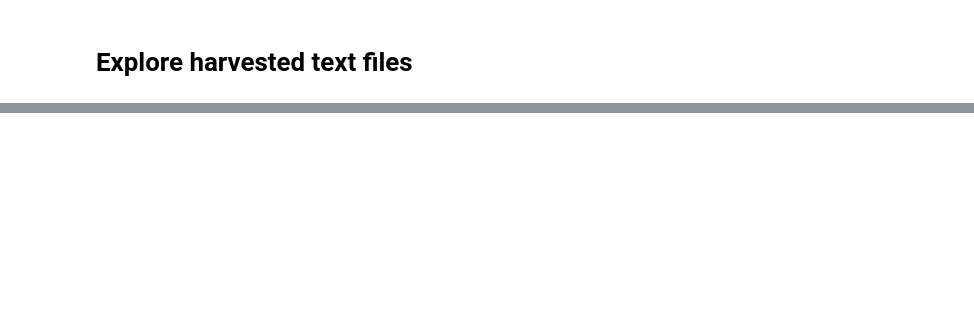
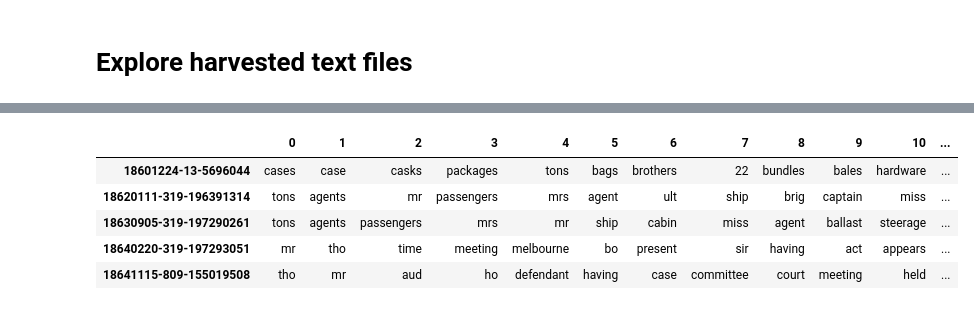
Before and after one commit to GLAM-Workbench/trove-newspaper-harvester, a Jupyter notebook: Explore-harvested-text-files.ipynb, the cells around one changed output, grey strips where cells are left out. Saved outputs shown, nothing was run; the diff lists cells and outputs as text; code cells hidden in the pictures; blank space fills up the shorter version.

Commit message:
Add notebooks for exploring text

```diff
--- a/Explore-harvested-text-files.ipynb
+++ b/Explore-harvested-text-files.ipynb
@@ -85,0 +40,25 @@ def aggregate_newspapers(timestamp=None):
+# %%
+def get_latest_harvest():
+    '''
+    Get the timestamp of the most recent harvest.
+    '''
+    harvests = sorted([d for d in Path('data').iterdir() if d.is_dir() and not d.name.startswith('.')])
+    try:
+        harvest = harvests[-1]
+    except IndexError:
+        print('No harvests!')
+        harvest = None
+    return harvest
+# %%
+def get_docs(harvest):
+    docs_path = get_docs_path(harvest)
+    for p in docs_path:
+        yield p.read_text(encoding='utf-8').strip()
+
+def get_docs_path(harvest):
+    path = Path(f'{harvest}/text')
+    docs_path = [p for p in sorted(path.glob('*.txt'))]
+    return docs_path
+
+def get_file_names(harvest):
+    return [p.stem for p in get_docs_path(harvest)]
@@ -85,0 +92,13 @@ def aggregate_newspapers(timestamp=None):
+# %%
+# The number of words you want to show
+num_words = 20
+top_words = pd.DataFrame({n: df_freq.T[col].nlargest(num_words).index.tolist() for n, col in enumerate(df_freq.T)}).T
+top_words.index = get_file_names(harvest)
+top_words.head()
+# %% [output]
+|  | 0 | 1 | 2 | 3 | 4 | 5 | 6 | 7 | 8 | 9 | 10 | ... |
+| 18601224-13-5696044 | cases | case | casks | packages | tons | bags | brothers | 22 | bundles | bales | hardware | ... |
+| 18620111-319-196391314 | tons | agents | mr | passengers | mrs | agent | ult | ship | brig | captain | miss | ... |
+| 18630905-319-197290261 | tons | agents | passengers | mrs | mr | ship | cabin | miss | agent | ballast | steerage | ... |
+| 18640220-319-197293051 | mr | tho | time | meeting | melbourne | bo | present | sir | having | act | appears | ... |
+| 18641115-809-155019508 | tho | mr | aud | ho | defendant | having | case | committee | court | meeting | held | ... |
```
Also changed, not shown: parts of 28 cells of this notebook, 2 other files.
